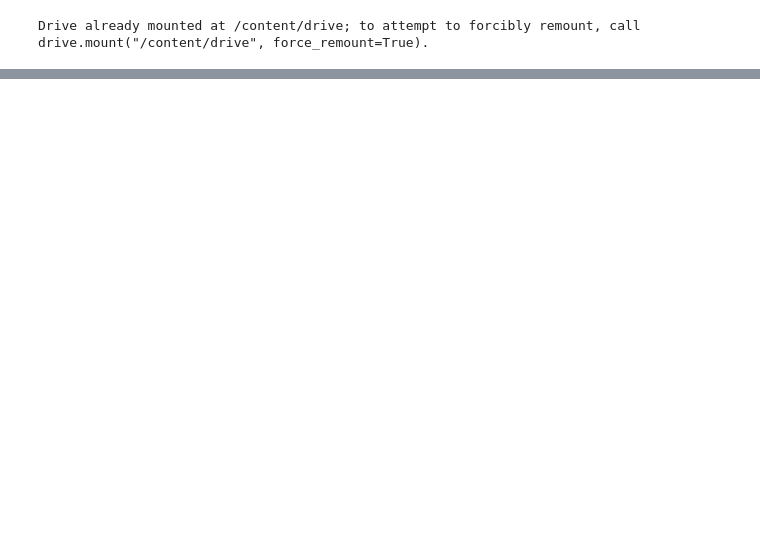
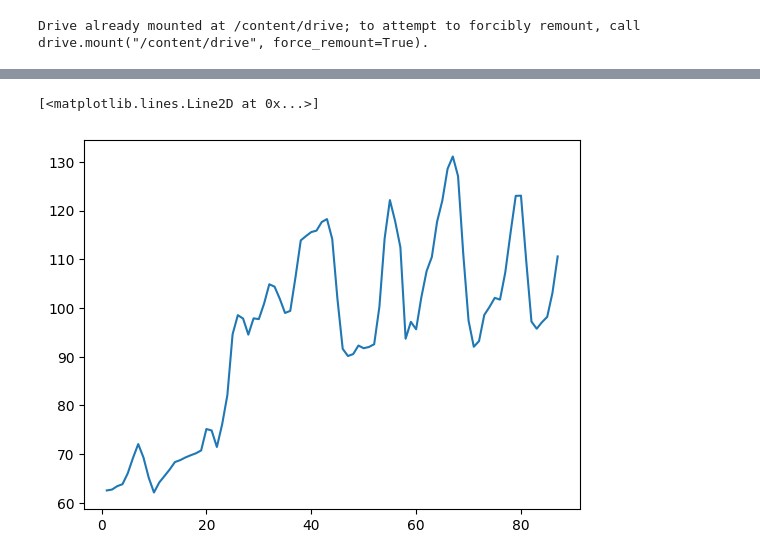
Before and after one commit to adrian-pieroni/AluraNumpy, a Jupyter notebook: Numpy.ipynb, the cells around one changed output, grey strips where cells are left out. Cells and saved outputs as stored; diff of their text form; code cells hidden in the pictures; blank space fills up the shorter version.

```diff
--- a/Numpy.ipynb
+++ b/Numpy.ipynb
@@ -47,0 +193,5 @@ datos = np.loadtxt(path,delimiter=',', usecols= np.arange(1,88, 1))
+# %%
+plt.plot(fechas, Kaliningrado)
+# %% [output]
+[<matplotlib.lines.Line2D at 0x...>]
+[figure, added]
```
Also changed, not shown: parts of 18 cells of this notebook.
